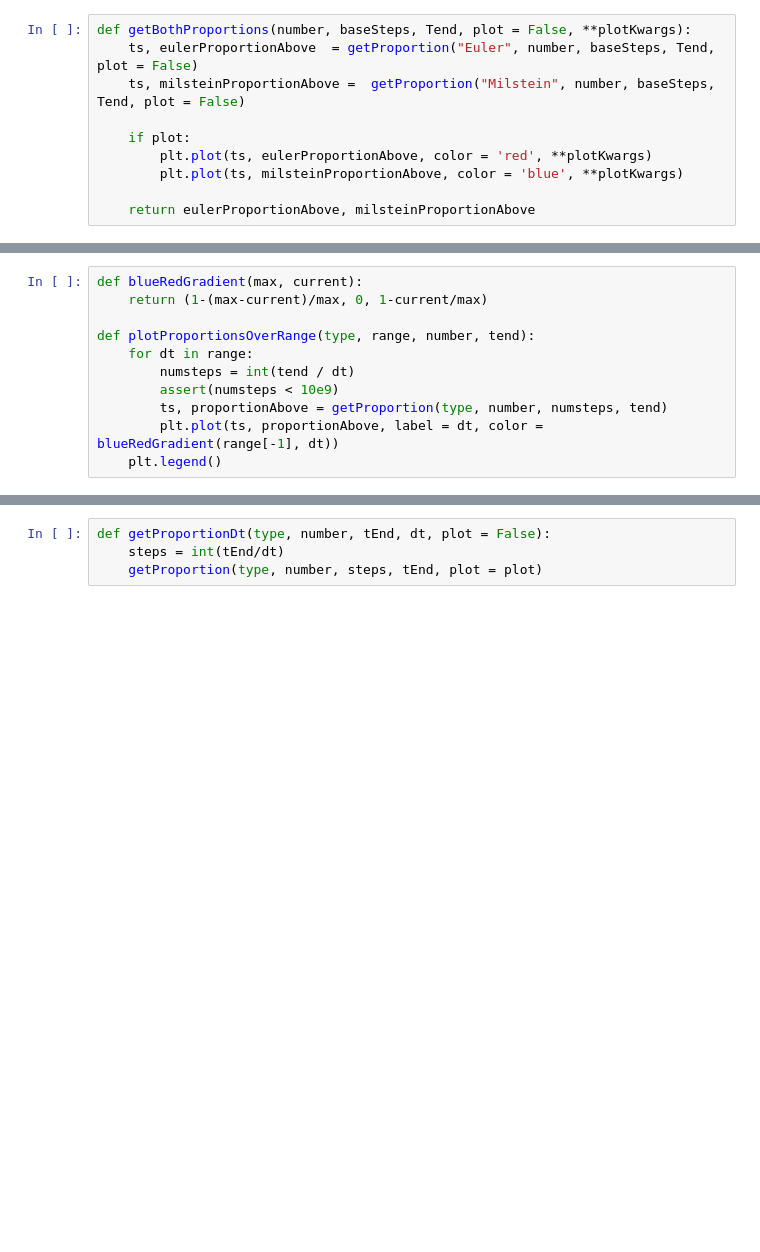
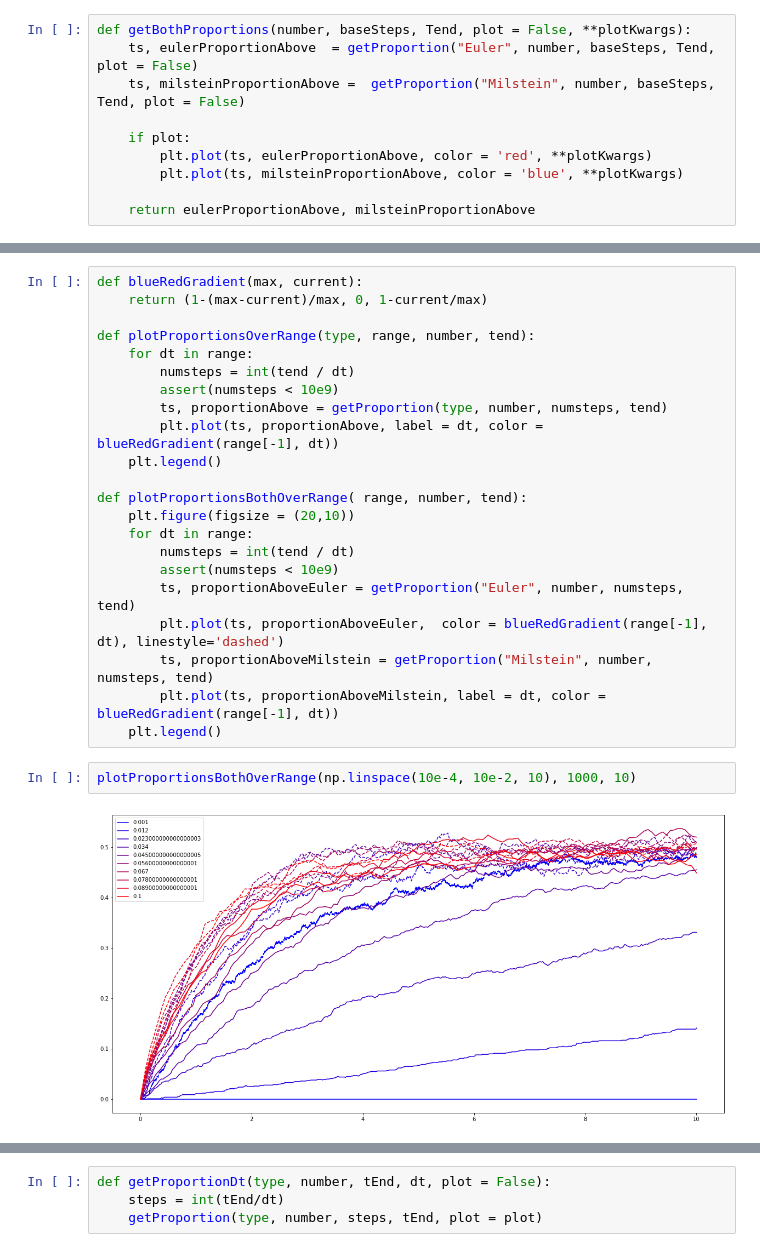
Before and after one commit to SClerckx/VTISF, a Jupyter notebook: particleBehaviour.ipynb, the cells around one changed output, grey strips where cells are left out. Saved outputs shown, nothing was run; the diff lists cells and outputs as text; blank space fills up the shorter version.

```diff
--- a/particleBehaviour.ipynb
+++ b/particleBehaviour.ipynb
@@ -323,6 +334,21 @@ def plotProportionsOverRange(type, range, number, tend):
         ts, proportionAbove = getProportion(type, number, numsteps, tend)
         plt.plot(ts, proportionAbove, label = dt, color = blueRedGradient(range[-1], dt))
     plt.legend()
+
+def plotProportionsBothOverRange( range, number, tend):
+    plt.figure(figsize = (20,10))
+    for dt in range:
+        numsteps = int(tend / dt)
+        assert(numsteps < 10e9)
+        ts, proportionAboveEuler = getProportion("Euler", number, numsteps, tend)
+        plt.plot(ts, proportionAboveEuler,  color = blueRedGradient(range[-1], dt), linestyle='dashed')
+        ts, proportionAboveMilstein = getProportion("Milstein", number, numsteps, tend)
+        plt.plot(ts, proportionAboveMilstein, label = dt, color = blueRedGradient(range[-1], dt))
+    plt.legend()
+# %%
+plotProportionsBothOverRange(np.linspace(10e-4, 10e-2, 10), 1000, 10)
+# %% [output]
+[figure, added]
 # %%
 plotProportionsOverRange("Euler", np.linspace(10e-4, 10e-2, 10), 1000, 10)
 # %% [output]
```
Also changed, not shown: parts of 14 cells of this notebook.
